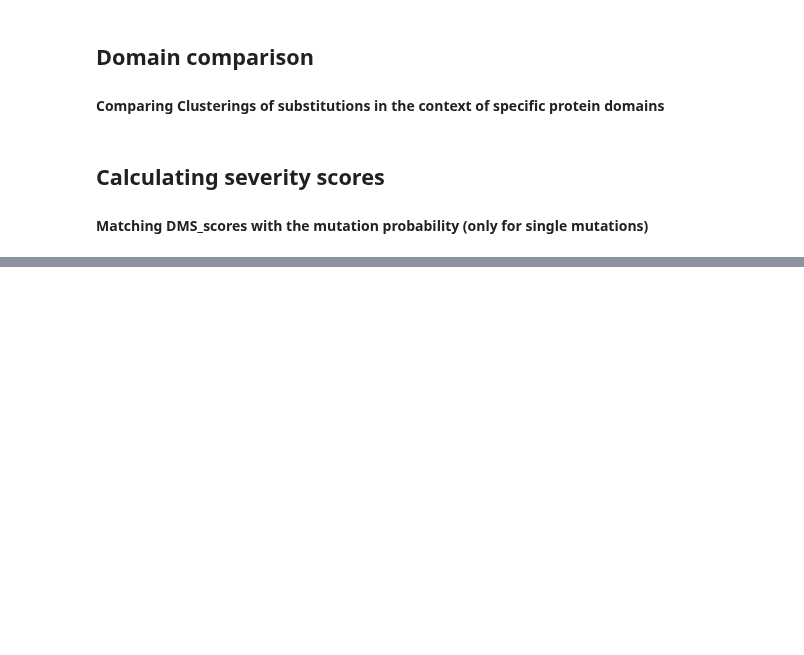
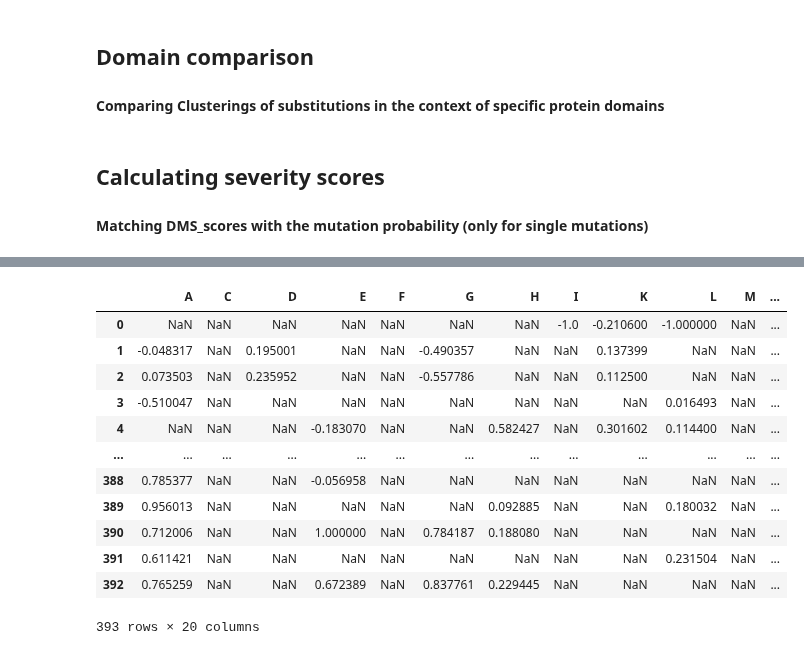
Before and after one commit to datascience-mobi-2023/topic02_team02, a Jupyter notebook: Documentation/P53 - DMS Documentation.ipynb, the cells around one changed output, grey strips where cells are left out. Cells and saved outputs as stored; diff of their text form; code cells hidden in the pictures; blank space fills up the shorter version.

Commit message:
use df_transform.T instead of df_transform_inverse

```diff
--- a/Documentation/P53 - DMS Documentation.ipynb
+++ b/Documentation/P53 - DMS Documentation.ipynb
@@ -164,21 +185,37 @@ print(amino_acids_string)
 # %%
 #editing AA 72 from Proline to Arginine by hand: no information available which DNA sequence was used by Giacomelli. Couldn't find information in paper...
 
+#change P codon to R
+ses.p53_codons[71] = "CGC"
 
 #generate all AA reachable by single mutation for the whole length of p53
 p53_var_frame_raw: pd.DataFrame = ses.translate_codons_df(ses.generate_codon_variations(ses.p53_codons))
 # %%
 #cleaning single mutations of STOP codons
 p53_var_frame = ses.clean_variation_matrix(p53_var_frame_raw)
 
 #prepare p53 dataset: might need transposing the df
-df = dc.df_transform_inverse(norm_frame)
+df = dc.df_transform(norm_frame).T
 
 #select all single mutations from DMS and calculate severity score
 sel_mut: pd.DataFrame = ses.select_smut(df, p53_var_frame)
 severity_score_p53: pd.DataFrame = ses.prob_smut(sel_mut,p53_var_frame)
 
 dc.min_max_norm(severity_score_p53)
+# %% [output]
+|  | A | C | D | E | F | G | H | I | K | L | M | ... |
+| 0 | NaN | NaN | NaN | NaN | NaN | NaN | NaN | -1.0 | -0.210600 | -1.000000 | NaN | ... |
+| 1 | -0.048317 | NaN | 0.195001 | NaN | NaN | -0.490357 | NaN | NaN | 0.137399 | NaN | NaN | ... |
+| 2 | 0.073503 | NaN | 0.235952 | NaN | NaN | -0.557786 | NaN | NaN | 0.112500 | NaN | NaN | ... |
+| 3 | -0.510047 | NaN | NaN | NaN | NaN | NaN | NaN | NaN | NaN | 0.016493 | NaN | ... |
+| 4 | NaN | NaN | NaN | -0.183070 | NaN | NaN | 0.582427 | NaN | 0.301602 | 0.114400 | NaN | ... |
+| ... | ... | ... | ... | ... | ... | ... | ... | ... | ... | ... | ... | ... |
+| 388 | 0.785377 | NaN | NaN | -0.056958 | NaN | NaN | NaN | NaN | NaN | NaN | NaN | ... |
+| 389 | 0.956013 | NaN | NaN | NaN | NaN | NaN | 0.092885 | NaN | NaN | 0.180032 | NaN | ... |
+| 390 | 0.712006 | NaN | NaN | 1.000000 | NaN | 0.784187 | 0.188080 | NaN | NaN | NaN | NaN | ... |
+| 391 | 0.611421 | NaN | NaN | NaN | NaN | NaN | NaN | NaN | NaN | 0.231504 | NaN | ... |
+| 392 | 0.765259 | NaN | NaN | 0.672389 | NaN | 0.837761 | 0.229445 | NaN | NaN | NaN | NaN | ... |
+393 rows × 20 columns
 # %%
 # next -> which probable variations did show an increased fitness score? Is there an AMS with increased DMS score, that
 # is not probable by single base Mutation?
```
Also changed, not shown: parts of 5 cells of this notebook, 1 other file.
